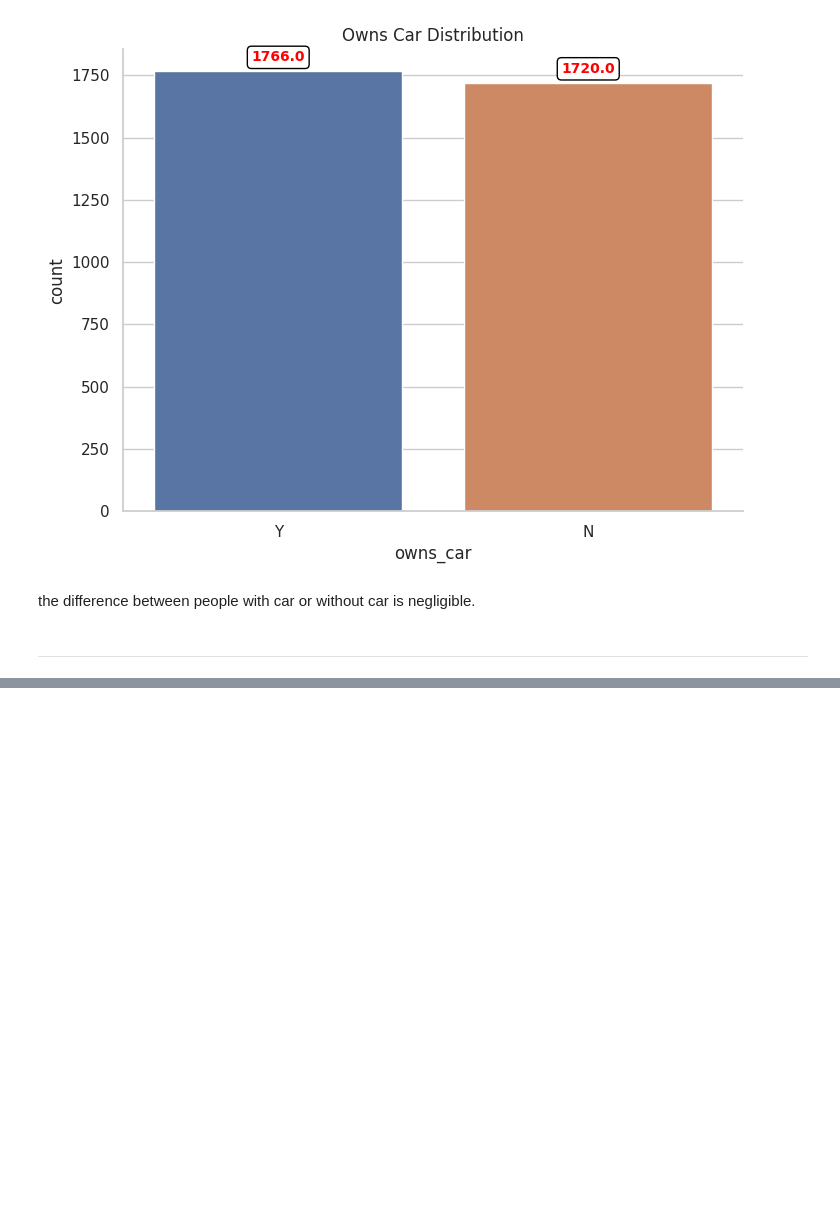
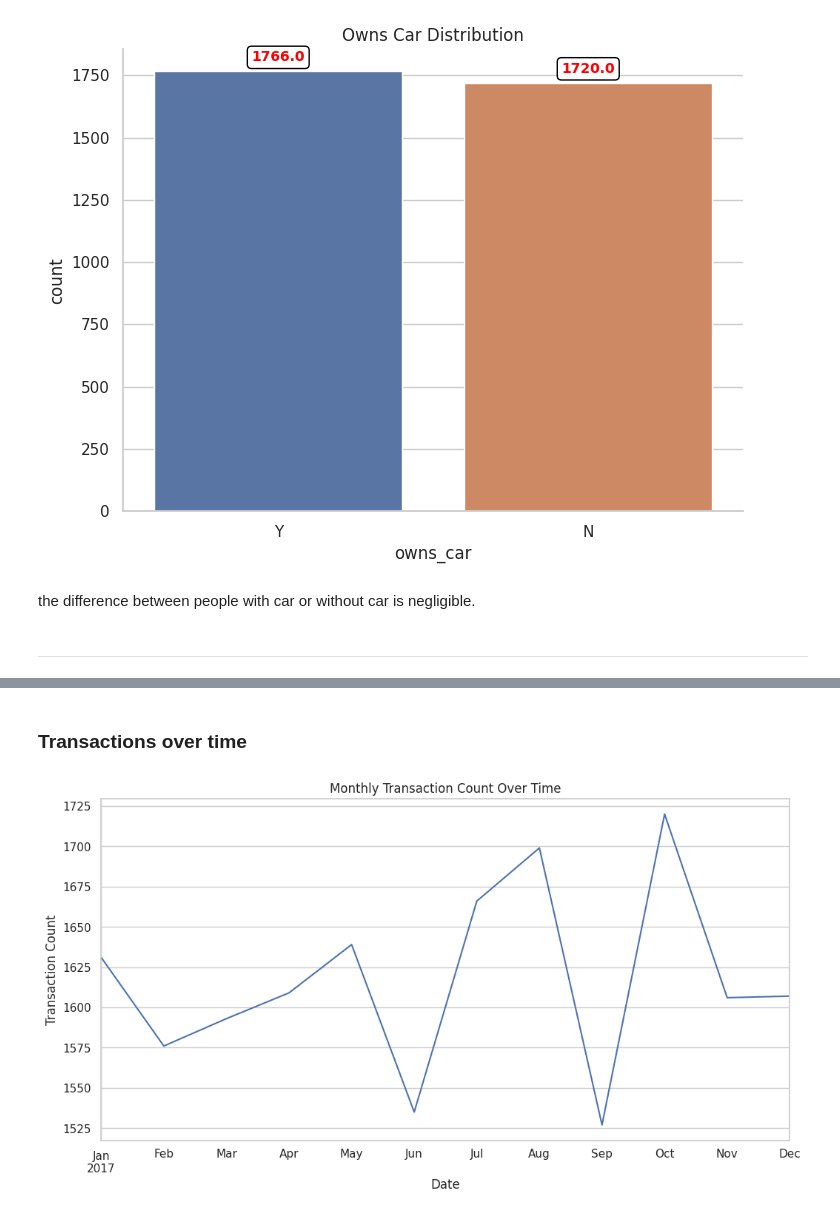
Before and after one commit to omkarpawar1430/KPMG-Virtual-Internship, a Jupyter notebook: Module 2/data_viz.ipynb, the cells around one changed output, grey strips where cells are left out. Cells and saved outputs as stored; diff of their text form; code cells hidden in the pictures; blank space fills up the shorter version.

```diff
--- a/Module 2/data_viz.ipynb
+++ b/Module 2/data_viz.ipynb
@@ -304,0 +288,15 @@ merged_df.drop_duplicates(inplace=True)
+# %% [markdown]
+### Transactions over time
+# %%
+# Convert transaction_date to datetime
+odf['transaction_date'] = pd.to_datetime(odf['transaction_date'])
+
+# Plot transactions over time
+plt.figure(figsize=(12, 6))
+odf.set_index('transaction_date')['transaction_id'].resample('M').count().plot()
+plt.title('Monthly Transaction Count Over Time')
+plt.xlabel('Date')
+plt.ylabel('Transaction Count')
+plt.show()
+# %% [output]
+[figure, added]
```
Also changed, not shown: parts of 14 cells of this notebook.
